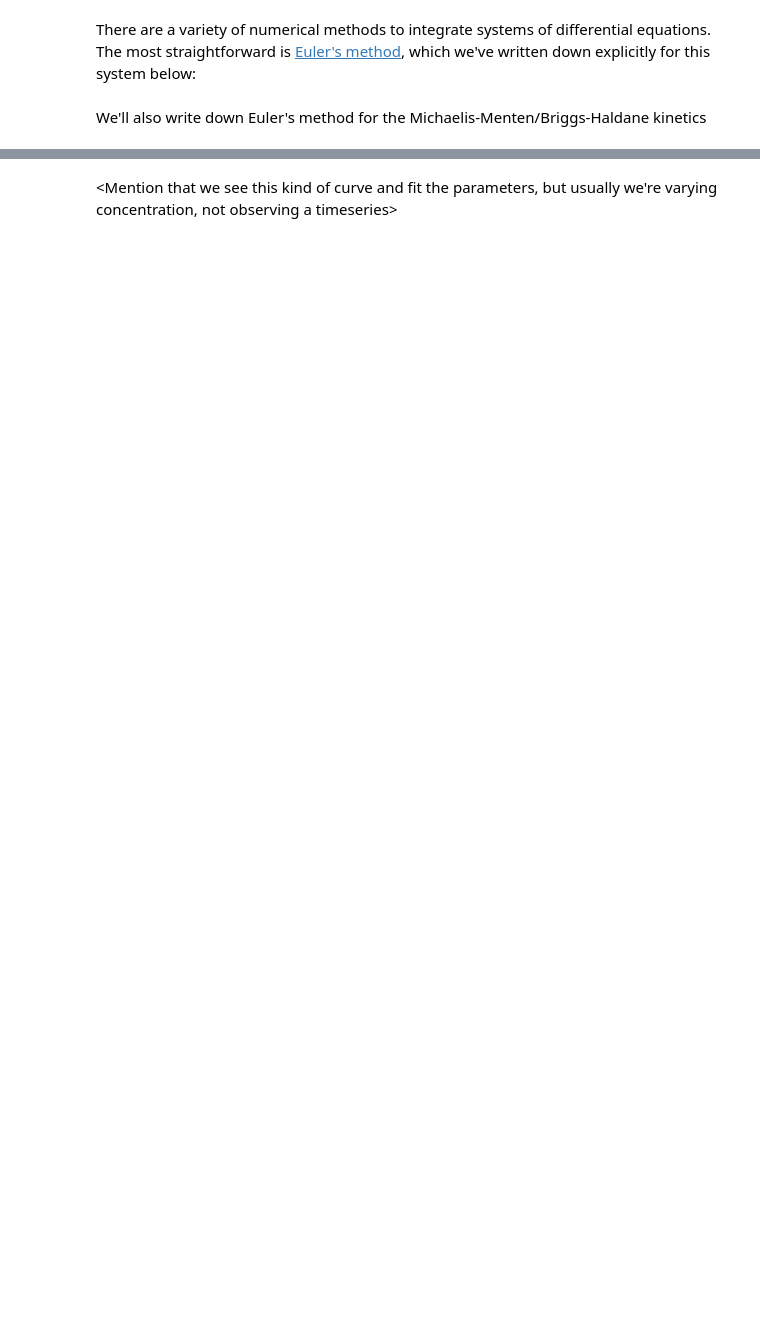
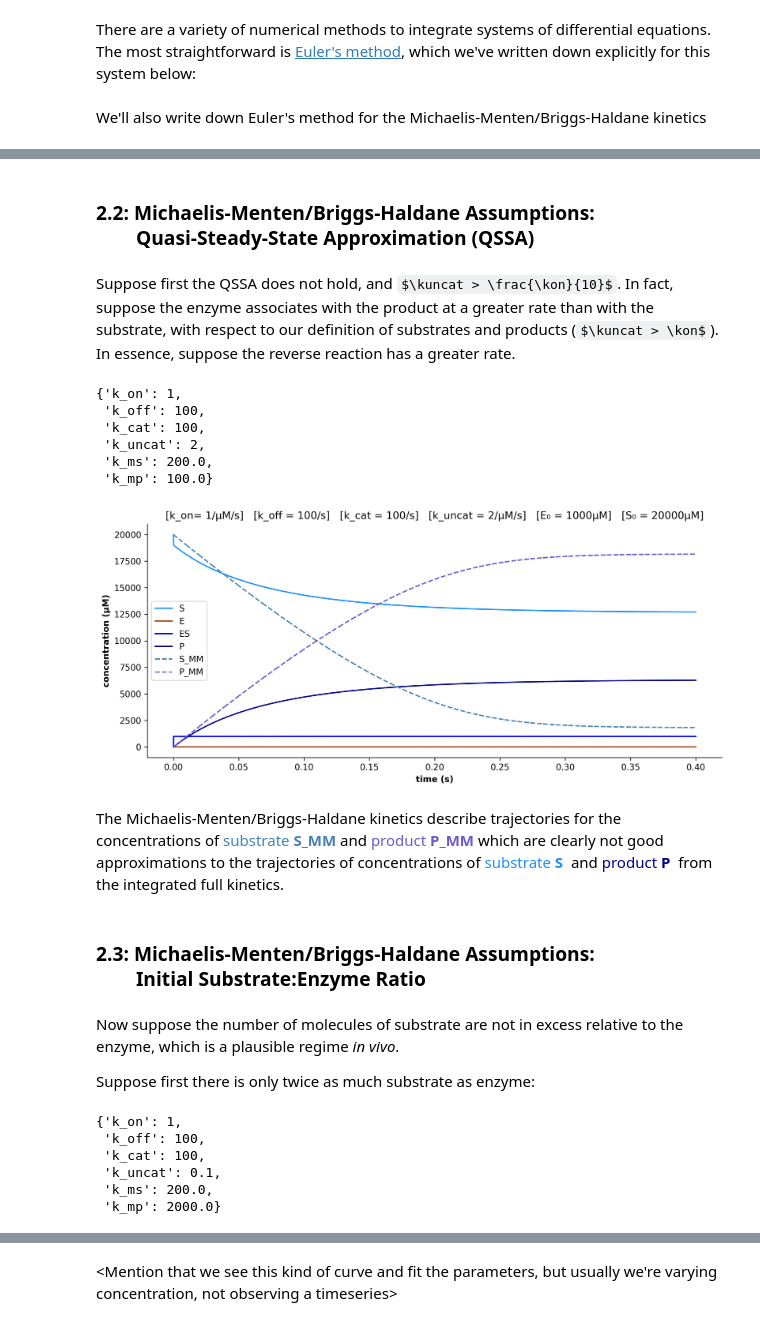
Before and after one commit to alexlenail/back_of_my_envelope, a Jupyter notebook: _notebooks/Enzyme-Kinetic-Parameter-Inference.ipynb, the cells around one changed output, grey strips where cells are left out. Cells and saved outputs as stored; diff of their text form; code cells hidden in the pictures; some formulas as TeX source; blank space fills up the shorter version.

```diff
--- a/_notebooks/Enzyme-Kinetic-Parameter-Inference.ipynb
+++ b/_notebooks/Enzyme-Kinetic-Parameter-Inference.ipynb
@@ -306,0 +305,50 @@ obs.plot.line(title=params, marker='o', lw=0.1, color=cmap(3), ylim=(-300, 5800)
+# %% [markdown]
+### 2.2: Michaelis-Menten/Briggs-Haldane Assumptions: <br /> &nbsp; &nbsp; &nbsp; &nbsp; Quasi-Steady-State Approximation (QSSA)
+# %% [markdown]
+Suppose first the QSSA does not hold, and $\kuncat > \frac{\kon}{10}$. In fact, suppose the enzyme associates with the product at a greater rate than with the substrate, with respect to our definition of substrates and products ($\kuncat > \kon$). In essence, suppose the reverse reaction has a greater rate.
+# %%
+k_uncat = 2
+
+kinetic_params['k_uncat'] = k_uncat
+kinetic_params['k_mp'] = (k_off + k_cat) / k_uncat
+
+kinetic_params
+# %% [output]
+{'k_on': 1,
+ 'k_off': 100,
+ 'k_cat': 100,
+ 'k_uncat': 2,
+ 'k_ms': 200.0,
+ 'k_mp': 100.0}
+# %%
+traj_full = euler_full(E_0, S_0, dt, steps, **kinetic_params)
+traj_mm = euler_MM(E_0, S_0, dt, steps, **kinetic_params)
+# %%
+ax = traj_full.plot.line(title=param_string(**kinetic_params), color=color(traj_full.columns))
+traj_mm.plot.line(ax=ax, color=color(traj_mm.columns), linestyle='--')
+
+fig_style(ax)
+# %% [output]
+[figure, added]
+# %% [markdown]
+The Michaelis-Menten/Briggs-Haldane kinetics describe trajectories for the concentrations of <span style='color:#4682b4'>substrate **S_MM**</span> and <span style='color:#6a5acd'>product **P_MM** </span> which are clearly not good approximations to the trajectories of concentrations of <span style='color:#1e90ff'>substrate
+**S&nbsp;**</span> and <span style='color:#00008b'>product **P&nbsp;**</span> from the integrated full kinetics.
+# %% [markdown]
+### 2.3: Michaelis-Menten/Briggs-Haldane Assumptions: <br /> &nbsp; &nbsp; &nbsp; &nbsp; Initial Substrate:Enzyme Ratio
+# %% [markdown]
+Now suppose the number of molecules of substrate are not in excess relative to the enzyme, which is a plausible regime _in vivo_.
+
+Suppose first there is only twice as much substrate as enzyme:
+# %%
+# reset kinetic parameters
+k_uncat = 0.1
+kinetic_params['k_uncat'] = k_uncat
+kinetic_params['k_mp'] = (k_off + k_cat) / k_uncat
+kinetic_params
+# %% [output]
+{'k_on': 1,
+ 'k_off': 100,
+ 'k_cat': 100,
+ 'k_uncat': 0.1,
+ 'k_ms': 200.0,
+ 'k_mp': 2000.0}
```
Also changed, not shown: parts of 45 cells of this notebook.
